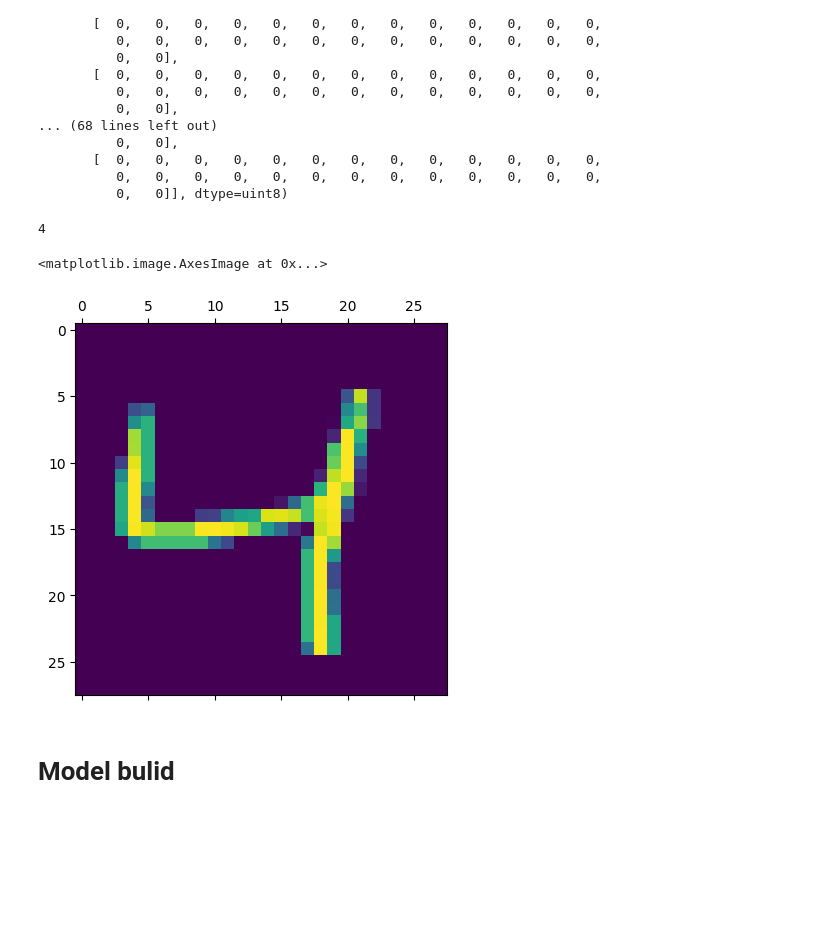
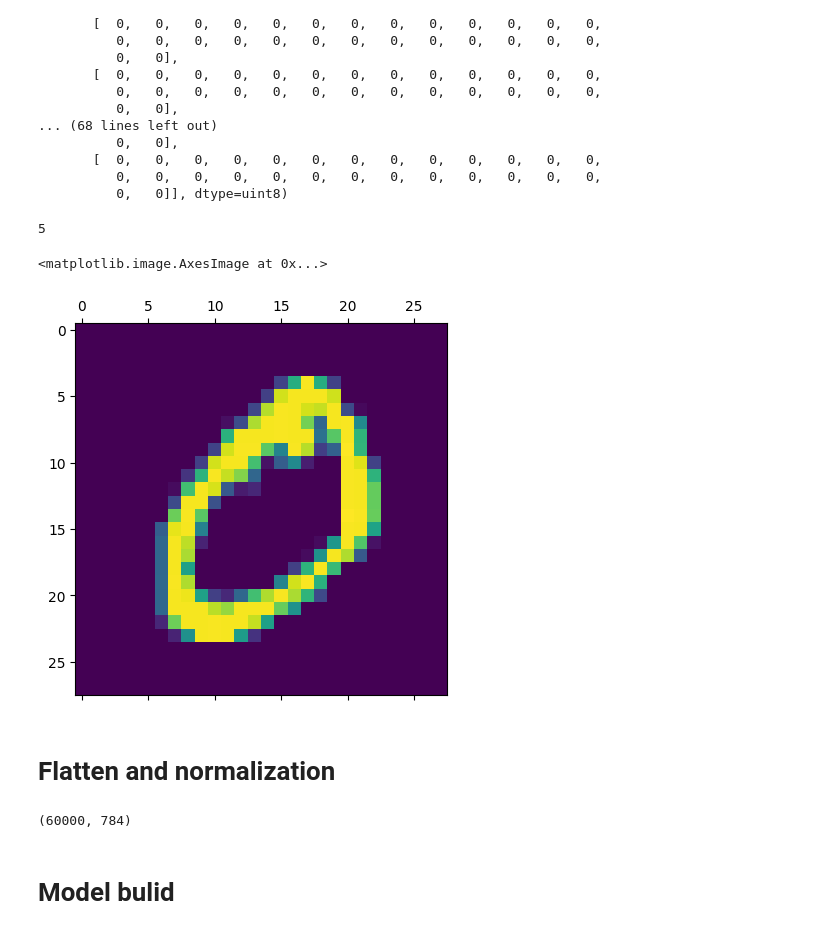
Before and after one commit to Abena-3565/hand_digit_classification, a Jupyter notebook: model.ipynb, the cells around one changed output. Cells and saved outputs as stored; diff of their text form; code cells hidden in the pictures; blank space fills up the shorter version.

```diff
--- a/model.ipynb
+++ b/model.ipynb
@@ -43,12 +43,14 @@ array([[  0,   0,   0,   0,   0,   0,   0,   0,   0,   0,   0,   0,   0,
           0,   0,   0,   0,   0,   0,   0,   0,   0,   0,   0,   0,   0,
           0,   0]], dtype=uint8)
 # %%
-y_train[2]
+y_train[0]
 # %% [output]
-4
+5
 # %%
-plt.matshow(x_train[2])
+plt.matshow(x_train[1])
 # %% [output]
 <matplotlib.image.AxesImage at 0x...>
-[figure, old version]
+[figure, new version]
+# %% [markdown]
+# Flatten and normalization
 # %%
@@ -59,3 +59,7 @@ x_test_flatten=x_test_flatten/255
+# %%
+x_train_flatten.shape
+# %% [output]
+(60000, 784)
 # %% [markdown]
 # Model bulid
 # %%
```
Also changed, not shown: parts of 6 cells of this notebook.
